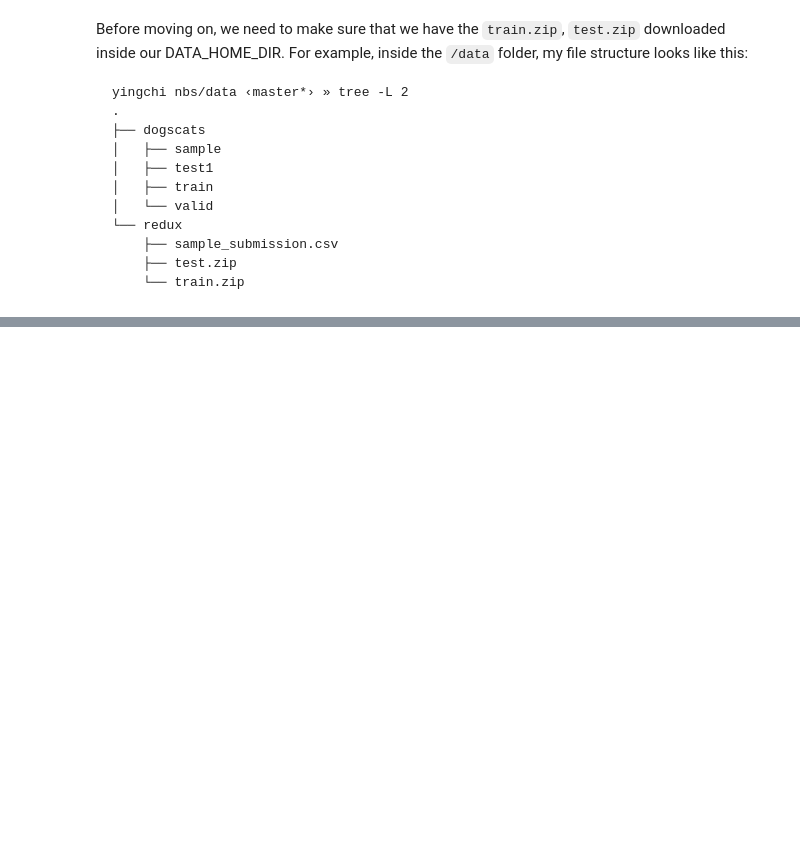
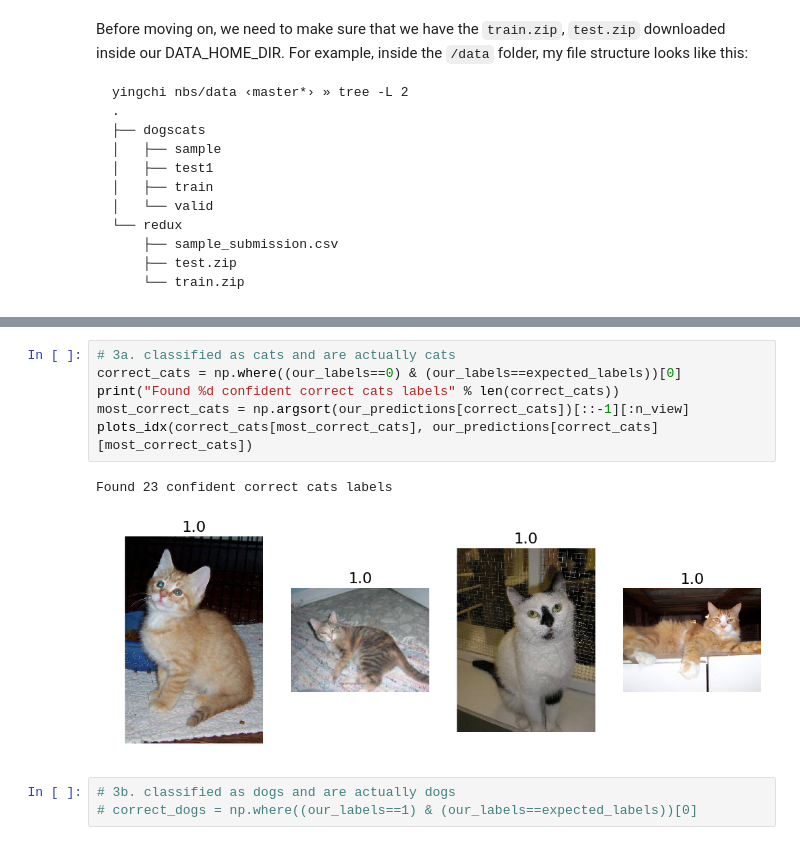
Before and after one commit to yingchi/fastai-notes, a Jupyter notebook: deeplearning1/nbs/dogs_cats_redux_yingchi.ipynb, the cells around one changed output, grey strips where cells are left out. Cells and saved outputs as stored; diff of their text form; blank space fills up the shorter version.

```diff
--- a/deeplearning1/nbs/dogs_cats_redux_yingchi.ipynb
+++ b/deeplearning1/nbs/dogs_cats_redux_yingchi.ipynb
@@ -75,0 +328,12 @@ yingchi nbs/data ‹master*› » tree -L 2
+# %%
+# 3a. classified as cats and are actually cats
+correct_cats = np.where((our_labels==0) & (our_labels==expected_labels))[0]
+print("Found %d confident correct cats labels" % len(correct_cats))
+most_correct_cats = np.argsort(our_predictions[correct_cats])[::-1][:n_view]
+plots_idx(correct_cats[most_correct_cats], our_predictions[correct_cats][most_correct_cats])
+# %% [output]
+Found 23 confident correct cats labels
+[figure, added]
+# %%
+# 3b. classified as dogs and are actually dogs
+# correct_dogs = np.where((our_labels==1) & (our_labels==expected_labels))[0]
```
Also changed, not shown: parts of 46 cells of this notebook, 1 other file.
